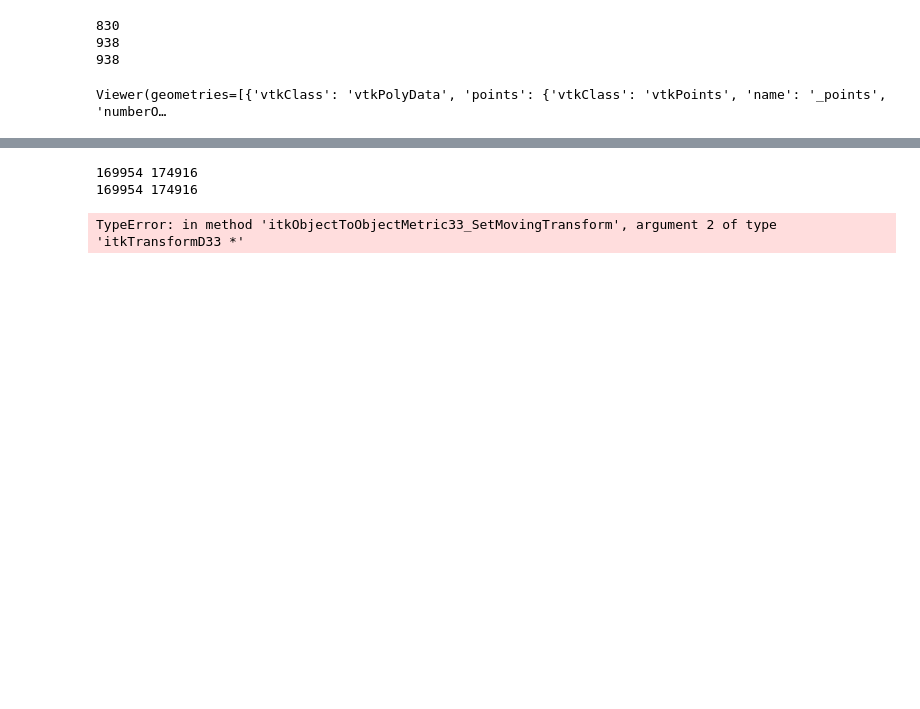
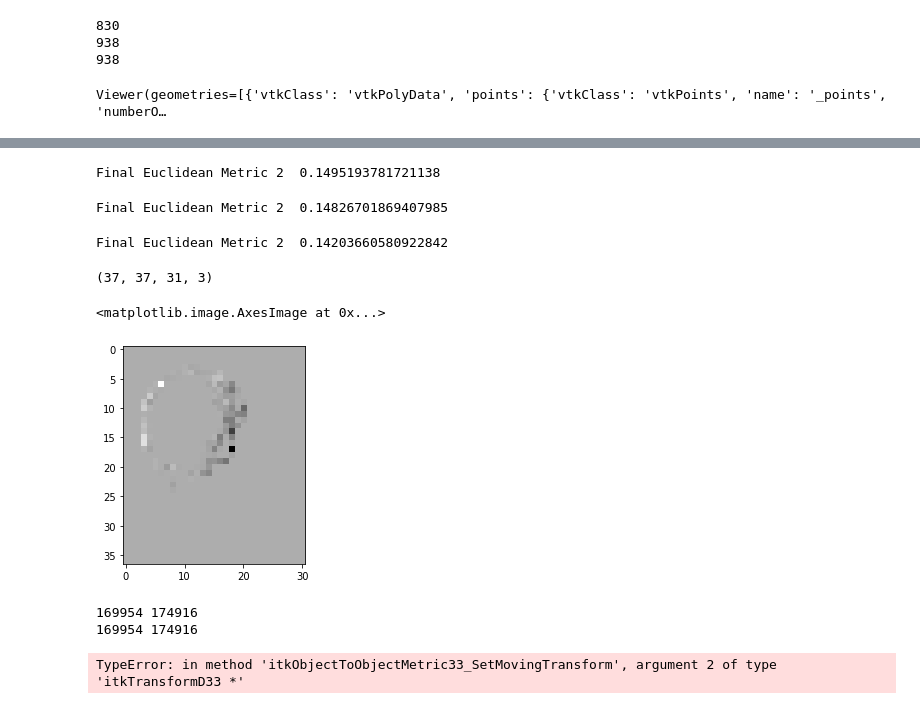
Before and after one commit to PranjalSahu/SlicerMorphExperiments, a Jupyter notebook: TestTSD.ipynb, the cells around one changed output, grey strips where cells are left out. Cells and saved outputs as stored; diff of their text form; code cells hidden in the pictures; blank space fills up the shorter version.

```diff
--- a/TestTSD.ipynb
+++ b/TestTSD.ipynb
@@ -443,0 +523,12 @@ Viewer(geometries=[{'vtkClass': 'vtkPolyData', 'points': {'vtkClass': 'vtkPoints
+# %%
+# [STAR] For comparing the Euclidean distance of original meshes
+
+fixedMesh = itk.meshread('A_J_skull_temp5.vtk', itk.D)
+movingMesh = itk.meshread('NOD_SHILTJ_temp5.vtk', itk.D)
+
+e_metric = itk.EuclideanDistancePointSetToPointSetMetricv4.PSD3.New()
+e_metric.SetFixedPointSet(fixedMesh)
+e_metric.SetMovingPointSet(movingMesh)
+print('Final Euclidean Metric 2 ', e_metric.GetValue())
+# %% [output]
+Final Euclidean Metric 2  0.1495193781721138
@@ -444,3 +555,38 @@ Viewer(geometries=[{'vtkClass': 'vtkPolyData', 'points': {'vtkClass': 'vtkPoints
+# %%
+# [STAR] For comparing the Euclidean distance of the outputs
+
+fixedMesh = itk.meshread('A_J_skull_temp5.vtk', itk.D)
+#movingMesh = itk.meshread('/media/pranjal.sahu/moredata/ITK/ITK-build/bin/synMovingMesh.vtk', itk.D)
+movingMesh = itk.meshread('/media/pranjal.sahu/moredata/ITK/ITK-build/bin/synMovingMesh.vtk', itk.D)
+
+e_metric = itk.EuclideanDistancePointSetToPointSetMetricv4.PSD3.New()
+e_metric.SetFixedPointSet(fixedMesh)
+e_metric.SetMovingPointSet(movingMesh)
+print('Final Euclidean Metric 2 ', e_metric.GetValue())
+# %% [output]
+Final Euclidean Metric 2  0.14826701869407985
+# %%
+# [STAR] For comparing the Euclidean distance of the outputs
+
+fixedMesh = itk.meshread('NOD_SHILTJ_temp5.vtk', itk.D)
+movingMesh = itk.meshread('WarpedSourceMesh_temp5.vtk', itk.D)
+
+e_metric = itk.EuclideanDistancePointSetToPointSetMetricv4.PSD3.New()
+e_metric.SetFixedPointSet(fixedMesh)
+e_metric.SetMovingPointSet(movingMesh)
+print('Final Euclidean Metric 2 ', e_metric.GetValue())
+# %% [output]
+Final Euclidean Metric 2  0.14203660580922842
+# %%
+field = np.load('/media/pranjal.sahu/moredata/ITK/ITK-build/Wrapping/Generators/Python/displacement_field.npy')
+print(field.shape)
+# %% [output]
+(37, 37, 31, 3)
+# %%
+plt.imshow(field[12, :, :, 0], cmap='gray')
+# %% [output]
+<matplotlib.image.AxesImage at 0x...>
+[figure, added]
 # %%
 # For ICP registration
 
```
Also changed, not shown: parts of 20 cells of this notebook.
